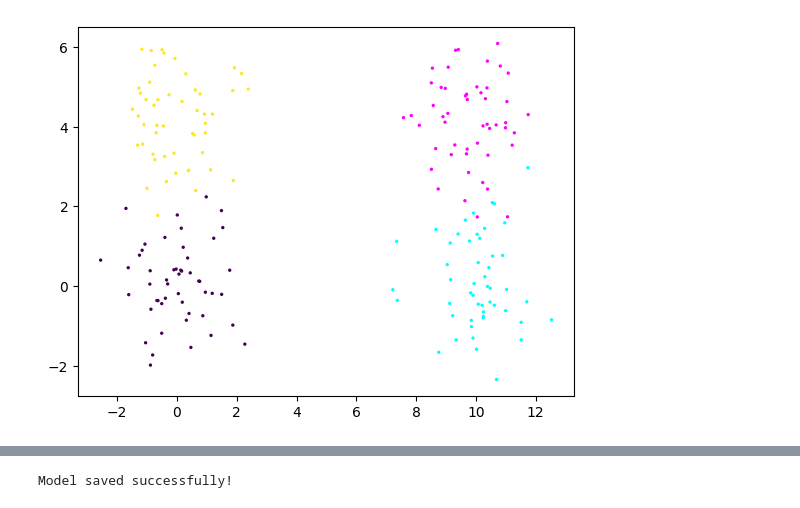
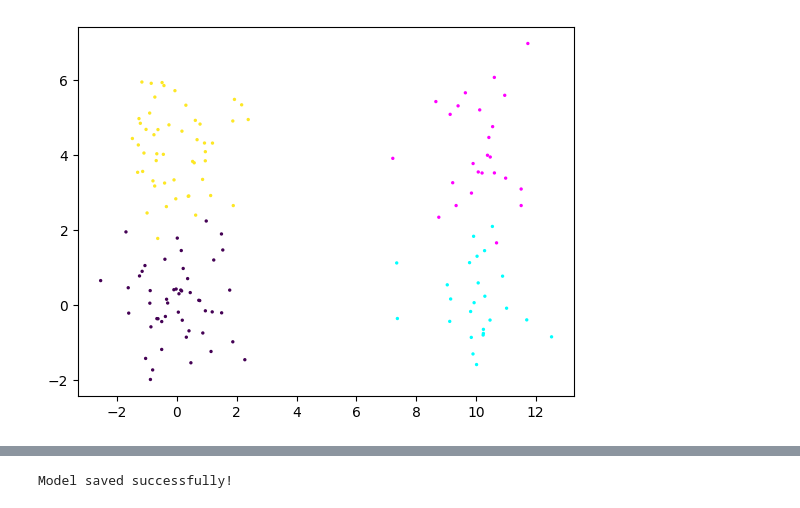
Before and after one commit to NT-Loi/SI_WDGRL, a Jupyter notebook: train_wdgrl.ipynb, the cells around one changed output, grey strips where cells are left out. Drawn from its saved outputs; the diff is of its cells as text; code cells hidden in the pictures.

```diff
--- a/train_wdgrl.ipynb
+++ b/train_wdgrl.ipynb
@@ -197,16 +197,16 @@ class WDGRL():
 # %%
 from sklearn.datasets import make_blobs
 import matplotlib.pyplot as plt
 
 """Create synthetic dataset and dataloaders for domain adaptation."""
 # Create datasets
-ns, nt = 100, 100
+ns, nt = 100, 50
 
 xs, ys = make_blobs(ns, centers=[[0, 0], [0, 4]], cluster_std=1)
 xt, yt = make_blobs(nt, centers=[[10, 0], [10, 4]], cluster_std=1)
 
 plt.scatter(xs[:, 0], xs[:, 1], c=ys, cmap='viridis', s=2)
 plt.scatter(xt[:, 0], xt[:, 1], c=yt, cmap='cool', s=2)
 plt.show()
 # %% [output]
-[figure, old version]
+[figure, new version]
```
Also changed, not shown: parts of 6 cells of this notebook, 1 other file.
